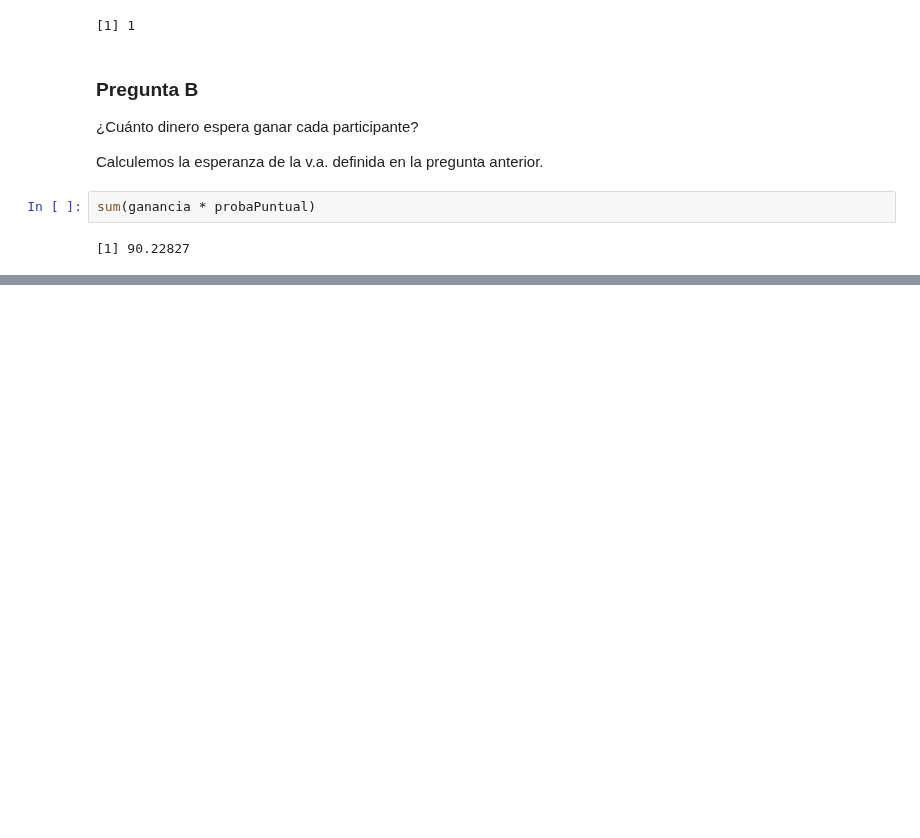
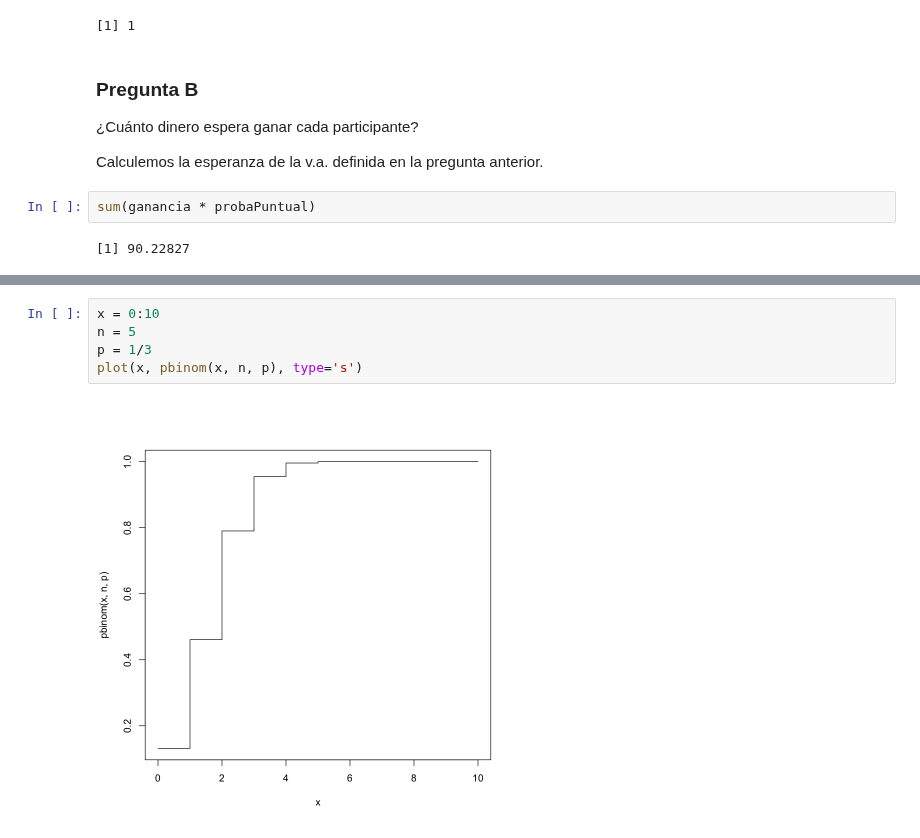
Before and after one commit to honi/uba-probabilidad-y-estadistica, a Jupyter notebook: Soluciones/Práctica2.ipynb, the cells around one changed output, grey strips where cells are left out. Drawn from its saved outputs; the diff is of its cells as text; blank space fills up the shorter version.

```diff
--- a/Soluciones/Práctica2.ipynb
+++ b/Soluciones/Práctica2.ipynb
@@ -839,0 +855,7 @@ sum(ganancia * probaPuntual)
+# %%
+x = 0:10
+n = 5
+p = 1/3
+plot(x, pbinom(x, n, p), type='s')
+# %% [output]
+[figure, added]
```
Also changed, not shown: parts of 6 cells of this notebook.
